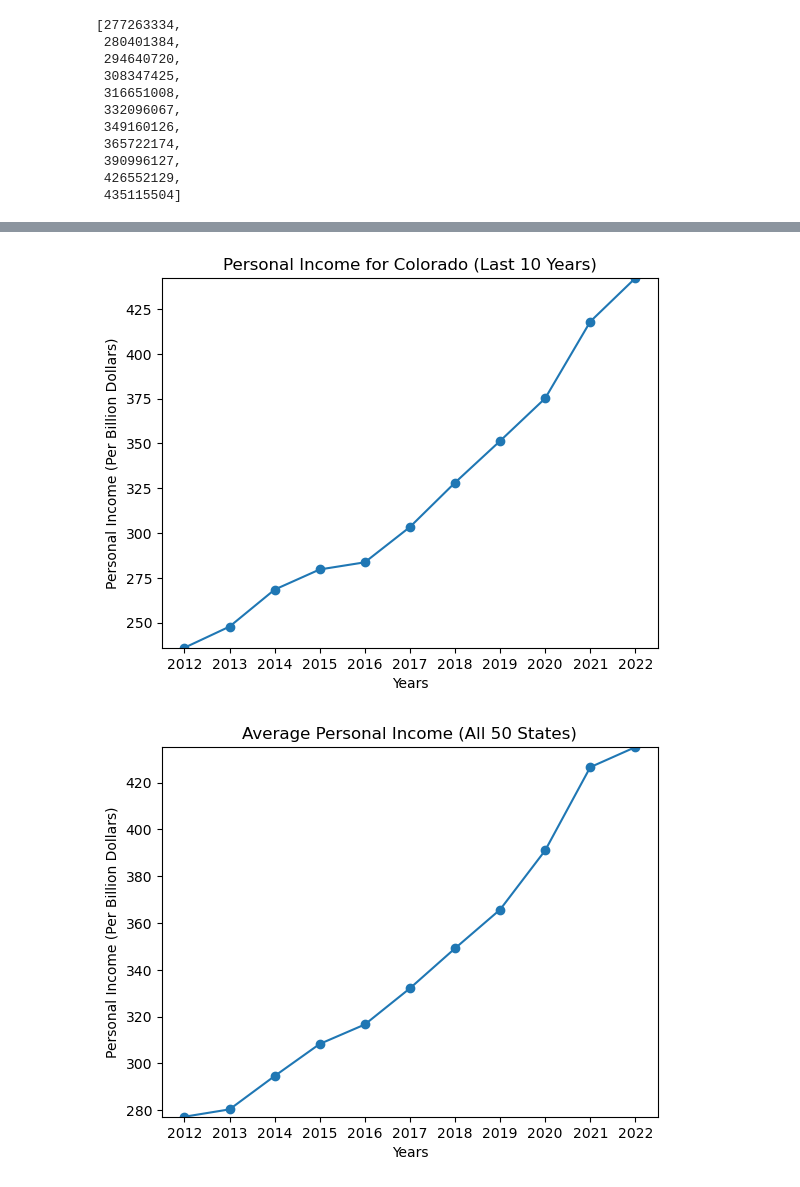
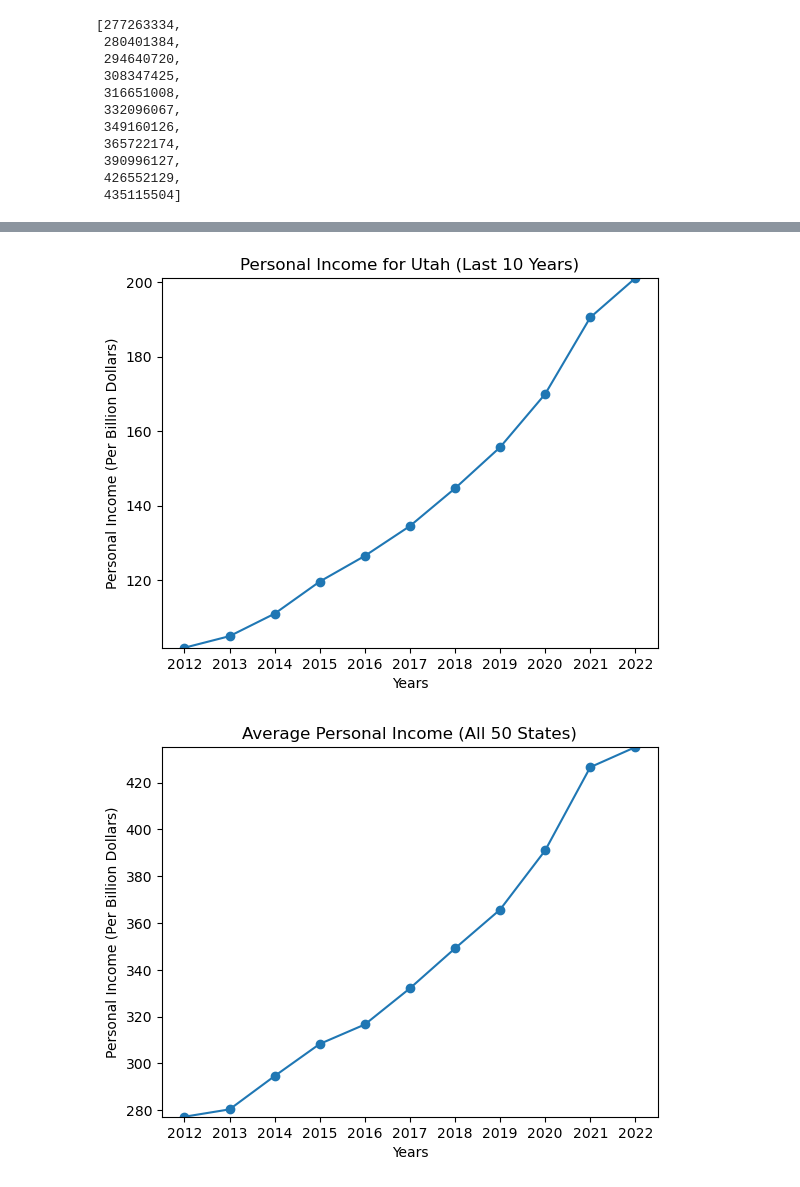
Before and after one commit to Tylerwilliams3644/Bootcamp-Project-1, a Jupyter notebook: Working Code/Income by State/income_by_state.ipynb, the cells around one changed output, grey strips where cells are left out. Saved outputs shown, nothing was run; the diff lists cells and outputs as text; code cells hidden in the pictures.

```diff
--- a/Working Code/Income by State/income_by_state.ipynb
+++ b/Working Code/Income by State/income_by_state.ipynb
@@ -146,23 +146,23 @@ income_by_state.sort_values(by= '2022', ascending = False)
 # %%
 #Need to run to set the index to the location column(Only need to run of first run)
 #income_by_state = income_by_state.set_index("Location")
 
-state = "Colorado"
+state = "Utah"
 desired_years = "2012", "2013", "2014", "2015", "2016", "2017", "2018", "2019", "2020", "2021", "2022"
 state_x_axis = desired_years
 state_y_axis = income_by_state.loc[state,["2012", "2013", "2014", "2015", "2016", "2017", "2018", "2019", "2020", "2021", "2022"]]
 state_y_axis_per_billion = state_y_axis/1000000
 
 
 plt.plot(state_x_axis, state_y_axis_per_billion, marker = 'o')
 plt.xlabel("Years")
 plt.ylabel("Personal Income (Per Billion Dollars)")
 plt.title(f"Personal Income for {state} (Last 10 Years)")
 plt.ylim(min(state_y_axis_per_billion), max(state_y_axis_per_billion))
 plt.ticklabel_format(style="plain", axis="y")
 plt.show()
 # %% [output]
-[figure, old version]
+[figure, new version]
 # %%
 location = "Average"
 desired_years = "2012", "2013", "2014", "2015", "2016", "2017", "2018", "2019", "2020", "2021", "2022"
```
Also changed, not shown: parts of 1 cell of this notebook, 14 other files.
